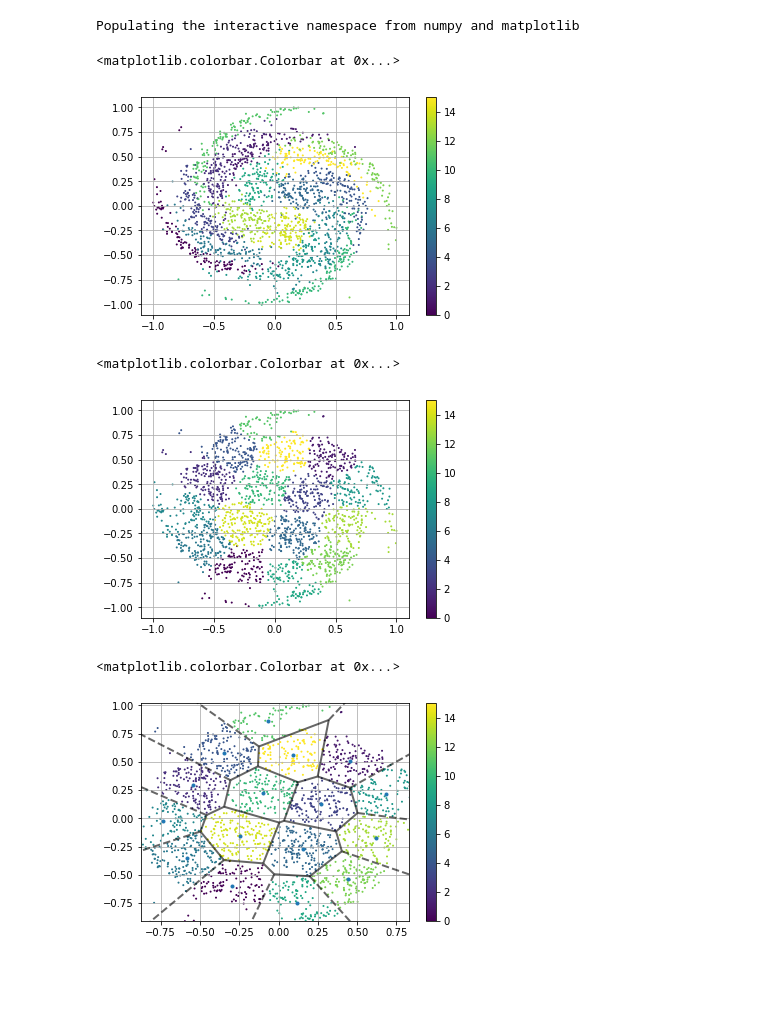
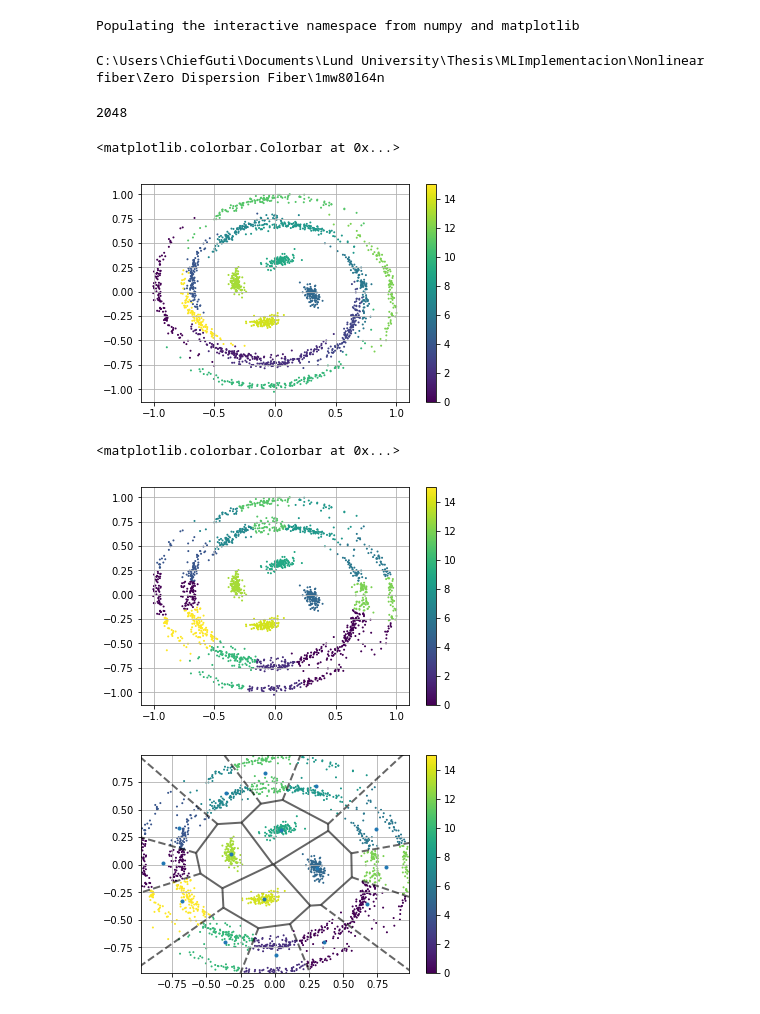
Before and after one commit to ChiefGuti/Nonlinear-Fiber-Channel-Detection-Scheme, a Jupyter notebook: Nonlinear Fiber Channel/NonlinearVoronoi.ipynb, the cells around one changed output. Drawn from its saved outputs; the diff is of its cells as text; code cells hidden in the pictures; blank space fills up the shorter version.

```diff
--- a/Nonlinear Fiber Channel/NonlinearVoronoi.ipynb
+++ b/Nonlinear Fiber Channel/NonlinearVoronoi.ipynb
@@ -12,9 +13,13 @@ from scipy import stats
 # %% [output]
 Populating the interactive namespace from numpy and matplotlib
+# %%
+cd 1mw80l64n/
+# %% [output]
+C:\Users\ChiefGuti\Documents\Lund University\Thesis\MLImplementacion\Nonlinear fiber\Zero Dispersion Fiber\1mw80l64n
 # %%
-data=loadtxt('contest.txt')
-Code=loadtxt('PBRStest.txt')
-ser=loadtxt('serTEST.txt')
+data=loadtxt('N53L80x.txt')
+Code=loadtxt('PBRS.txt', skiprows=5)
+ser=loadtxt('SER.txt',skiprows=2)
 # %%
 def SER(x,y):
     j=0
@@ -53,13 +58,17 @@ for i in INT:
     j=j+1
 Map=zeros(len(Word))
 ColorMap(Word,Map,16)
+# %%
+len(Word)
+# %% [output]
+2048
 # %%
 scatter(data[:,0]/max(data[:,0]),data[:,1]/max(data[:,1]),c=Map,s=1)
 grid(True)
 colorbar()
 # %% [output]
 <matplotlib.colorbar.Colorbar at 0x...>
-[figure, old version]
+[figure, new version]
 # %%
 points=[]
 for i in range(len(data)):
@@ -71,21 +78,33 @@ kmeans = KMeans(n_clusters=16, random_state=0).fit(points)
 # %%
 mapK=kmeans.labels_
 center=kmeans.cluster_centers_
+# %%
+Voromap=zeros((16,2))
+Class=arange(0,16)
+for i in Class:
+    Voromap[:,0][i]=where(Map==i)[0][0]
+    Voromap[:,1][i]=mapK[where(Map==i)[0][0]]
+mtest=zeros(len(mapK))
+for i in range(len(Voromap)):
+    serch=where(mapK==Voromap[:,1][i])[0]
+    for j in serch:
+        mtest[j]=i
+mapK=mtest
 # %%
 scatter(data[:,0]/max(data[:,0]),data[:,1]/max(data[:,1]),c=mapK,s=1)
 grid(True)
 colorbar()
 # %% [output]
 <matplotlib.colorbar.Colorbar at 0x...>
-[figure, old version]
+[figure, new version]
 # %%
  from scipy.spatial import Voronoi, voronoi_plot_2d
 # %%
 vor=Voronoi(center)
 voronoi_plot_2d(vor, show_vertices=False, line_colors='black',line_width=2, line_alpha=0.6, point_size=2)
 scatter(data[:,0]/max(data[:,0]),data[:,1]/max(data[:,1]),c=mapK,s=1)
 grid(True)
 colorbar()
+savefig('voronoi.png')
 # %% [output]
-<matplotlib.colorbar.Colorbar at 0x...>
-[figure, old version]
+[figure, new version]
```
Also changed, not shown: parts of 2 cells of this notebook.
